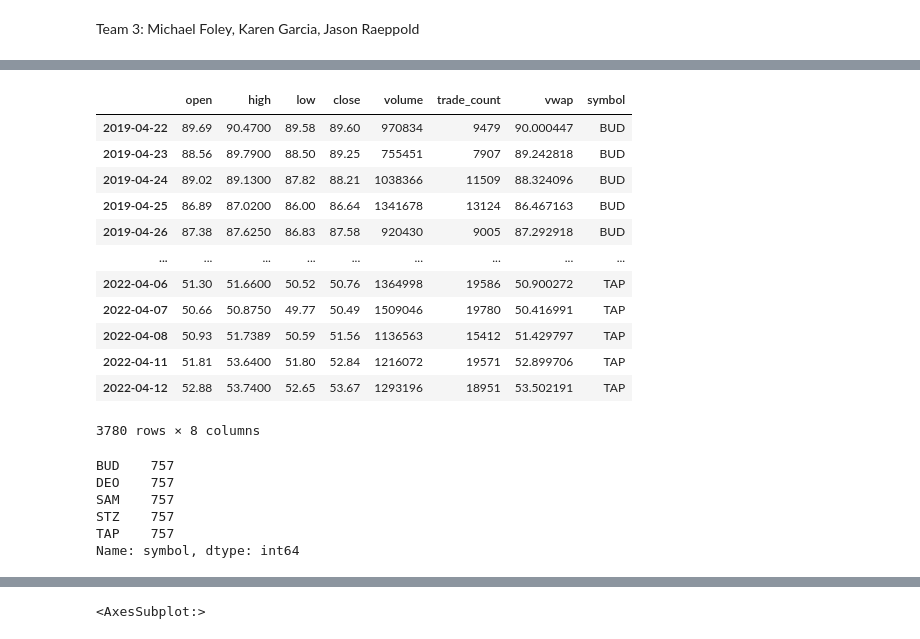
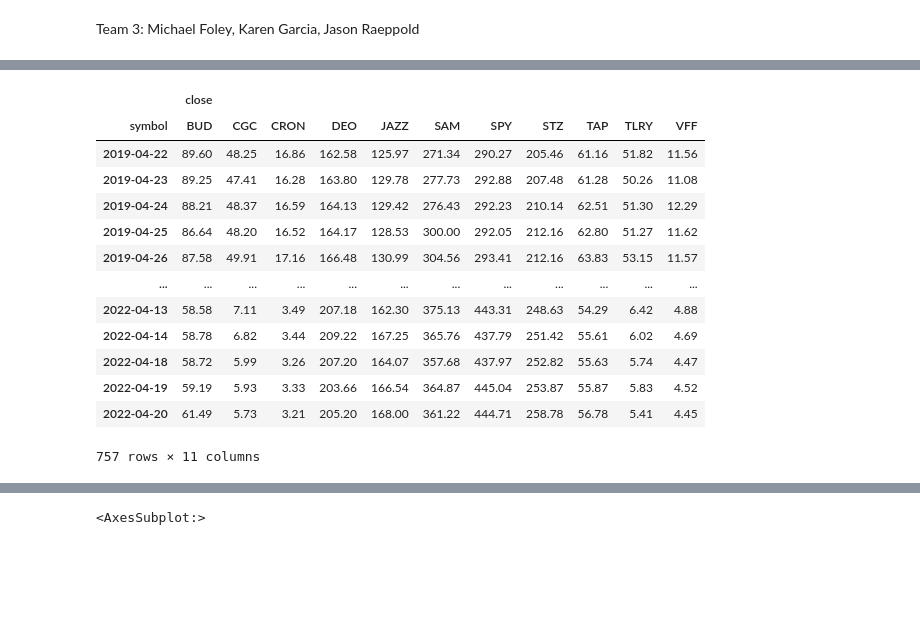
Before and after one commit to themichaelfoley/MKJ_FinTech_Project_1, a Jupyter notebook: Team3_Project1-2.ipynb, the cells around one changed output, grey strips where cells are left out. Drawn from its saved outputs; the diff is of its cells as text; code cells hidden in the pictures; blank space fills up the shorter version.

```diff
--- a/Team3_Project1-2.ipynb
+++ b/Team3_Project1-2.ipynb
@@ -101,47 +94,18 @@ alpaca = tradeapi.REST(
-# %%
-# Get 3 years worth of historical data for Alcohol stocks
-
-start_date = pd.Timestamp('2019-04-20', tz='America/New_York').isoformat()
-end_date = pd.Timestamp('2022-04-20', tz='America/New_York').isoformat()
-
-tickers = ["BUD", "DEO", "SAM", "TAP", "STZ"]
-
-# Set timeframe to "1Day" for Alpaca API
-timeframe = "1Day"
-
-# Get current closing prices for Alcohol Stocks
-
-df_alc_data = alpaca.get_bars(
-    tickers,
-    timeframe,
-    start = start_date,
-    end = end_date
-).df
-
-#Set index to date and view dataframe
-df_alc_data.index = df_alc_data.index.date
-df_alc_data.head(-5)
-# %% [output]
-|  | open | high | low | close | volume | trade_count | vwap | symbol |
-| 2019-04-22 | 89.69 | 90.4700 | 89.58 | 89.60 | 970834 | 9479 | 90.000447 | BUD |
-| 2019-04-23 | 88.56 | 89.7900 | 88.50 | 89.25 | 755451 | 7907 | 89.242818 | BUD |
-| 2019-04-24 | 89.02 | 89.1300 | 87.82 | 88.21 | 1038366 | 11509 | 88.324096 | BUD |
-| 2019-04-25 | 86.89 | 87.0200 | 86.00 | 86.64 | 1341678 | 13124 | 86.467163 | BUD |
-| 2019-04-26 | 87.38 | 87.6250 | 86.83 | 87.58 | 920430 | 9005 | 87.292918 | BUD |
-| ... | ... | ... | ... | ... | ... | ... | ... | ... |
-| 2022-04-06 | 51.30 | 51.6600 | 50.52 | 50.76 | 1364998 | 19586 | 50.900272 | TAP |
-| 2022-04-07 | 50.66 | 50.8750 | 49.77 | 50.49 | 1509046 | 19780 | 50.416991 | TAP |
-| 2022-04-08 | 50.93 | 51.7389 | 50.59 | 51.56 | 1136563 | 15412 | 51.429797 | TAP |
-| 2022-04-11 | 51.81 | 53.6400 | 51.80 | 52.84 | 1216072 | 19571 | 52.899706 | TAP |
-| 2022-04-12 | 52.88 | 53.7400 | 52.65 | 53.67 | 1293196 | 18951 | 53.502191 | TAP |
-3780 rows × 8 columns
-# %%
-#Verify equal amount of data.
-df_alc_data["symbol"].value_counts()
-# %% [output]
-BUD    757
-DEO    757
-SAM    757
-STZ    757
-TAP    757
-Name: symbol, dtype: int64
+# %%
+all_close_prices = df_stock_data.pivot(values=["close"], columns= "symbol")
+all_close_prices
+# %% [output]
+|  | close |  |  |  |  |  |  |  |  |  |  |
+| symbol | BUD | CGC | CRON | DEO | JAZZ | SAM | SPY | STZ | TAP | TLRY | VFF |
+| 2019-04-22 | 89.60 | 48.25 | 16.86 | 162.58 | 125.97 | 271.34 | 290.27 | 205.46 | 61.16 | 51.82 | 11.56 |
+| 2019-04-23 | 89.25 | 47.41 | 16.28 | 163.80 | 129.78 | 277.73 | 292.88 | 207.48 | 61.28 | 50.26 | 11.08 |
+| 2019-04-24 | 88.21 | 48.37 | 16.59 | 164.13 | 129.42 | 276.43 | 292.23 | 210.14 | 62.51 | 51.30 | 12.29 |
+| 2019-04-25 | 86.64 | 48.20 | 16.52 | 164.17 | 128.53 | 300.00 | 292.05 | 212.16 | 62.80 | 51.27 | 11.62 |
+| 2019-04-26 | 87.58 | 49.91 | 17.16 | 166.48 | 130.99 | 304.56 | 293.41 | 212.16 | 63.83 | 53.15 | 11.57 |
+| ... | ... | ... | ... | ... | ... | ... | ... | ... | ... | ... | ... |
+| 2022-04-13 | 58.58 | 7.11 | 3.49 | 207.18 | 162.30 | 375.13 | 443.31 | 248.63 | 54.29 | 6.42 | 4.88 |
+| 2022-04-14 | 58.78 | 6.82 | 3.44 | 209.22 | 167.25 | 365.76 | 437.79 | 251.42 | 55.61 | 6.02 | 4.69 |
+| 2022-04-18 | 58.72 | 5.99 | 3.26 | 207.20 | 164.07 | 357.68 | 437.97 | 252.82 | 55.63 | 5.74 | 4.47 |
+| 2022-04-19 | 59.19 | 5.93 | 3.33 | 203.66 | 166.54 | 364.87 | 445.04 | 253.87 | 55.87 | 5.83 | 4.52 |
+| 2022-04-20 | 61.49 | 5.73 | 3.21 | 205.20 | 168.00 | 361.22 | 444.71 | 258.78 | 56.78 | 5.41 | 4.45 |
+757 rows × 11 columns
```
Also changed, not shown: parts of 17 cells of this notebook, 1 other file.
